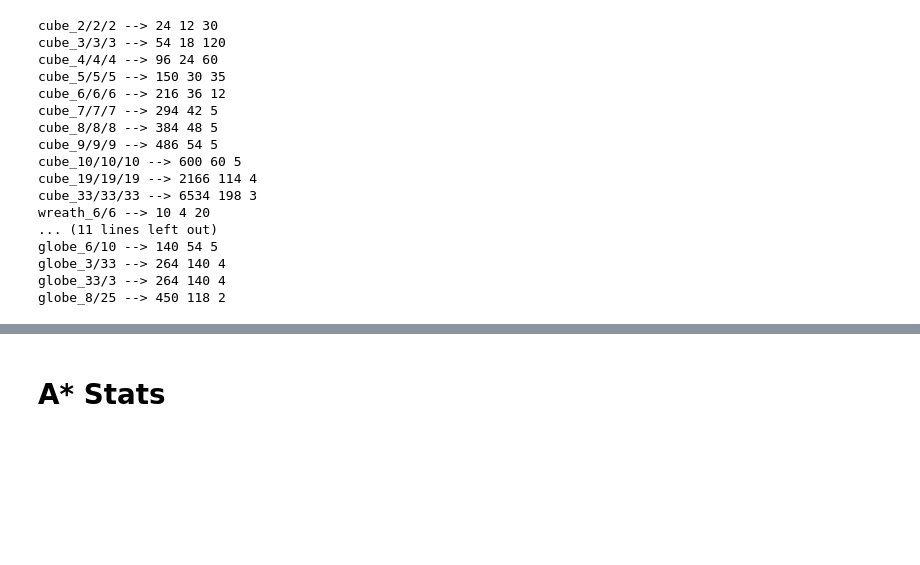
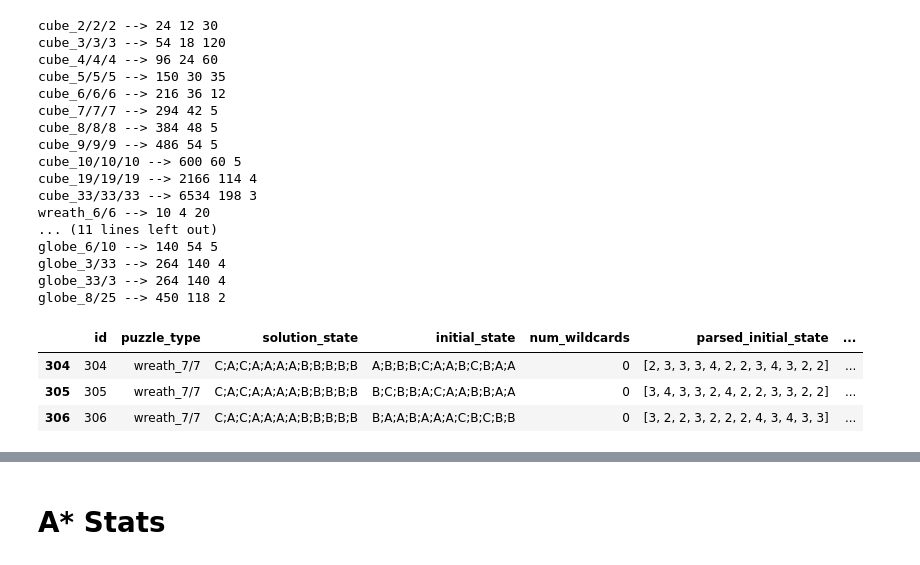
Before and after one commit to timothygao8710/Polytope-Permutation-Puzzle, a Jupyter notebook: Stats.ipynb, the cells around one changed output, grey strips where cells are left out. Saved outputs shown, nothing was run; the diff lists cells and outputs as text; code cells hidden in the pictures; blank space fills up the shorter version.

```diff
--- a/Stats.ipynb
+++ b/Stats.ipynb
@@ -219,7 +255,12 @@ globe_3/33 --> 264 140 4
 globe_33/3 --> 264 140 4
 globe_8/25 --> 450 118 2
 # %%
-puzzles_df[puzzles_df['puzzle_type'] == 'wreath_100/100'].head(3)
+puzzles_df[puzzles_df['puzzle_type'] == 'wreath_7/7'].head(3)
+# %% [output]
+|  | id | puzzle_type | solution_state | initial_state | num_wildcards | parsed_initial_state | ... |
+| 304 | 304 | wreath_7/7 | C;A;C;A;A;A;A;B;B;B;B;B | A;B;B;B;C;A;A;B;C;B;A;A | 0 | [2, 3, 3, 3, 4, 2, 2, 3, 4, 3, 2, 2] | ... |
+| 305 | 305 | wreath_7/7 | C;A;C;A;A;A;A;B;B;B;B;B | B;C;B;B;A;C;A;A;B;B;A;A | 0 | [3, 4, 3, 3, 2, 4, 2, 2, 3, 3, 2, 2] | ... |
+| 306 | 306 | wreath_7/7 | C;A;C;A;A;A;A;B;B;B;B;B | B;A;A;B;A;A;A;C;B;C;B;B | 0 | [3, 2, 2, 3, 2, 2, 2, 4, 3, 4, 3, 3] | ... |
 # %%
 #Can't do yet
 puzzles_df[puzzles_df['puzzle_type'] == 'wreath_100/100'].head(3)
```
Also changed, not shown: parts of 3 cells of this notebook, 2 other files.
